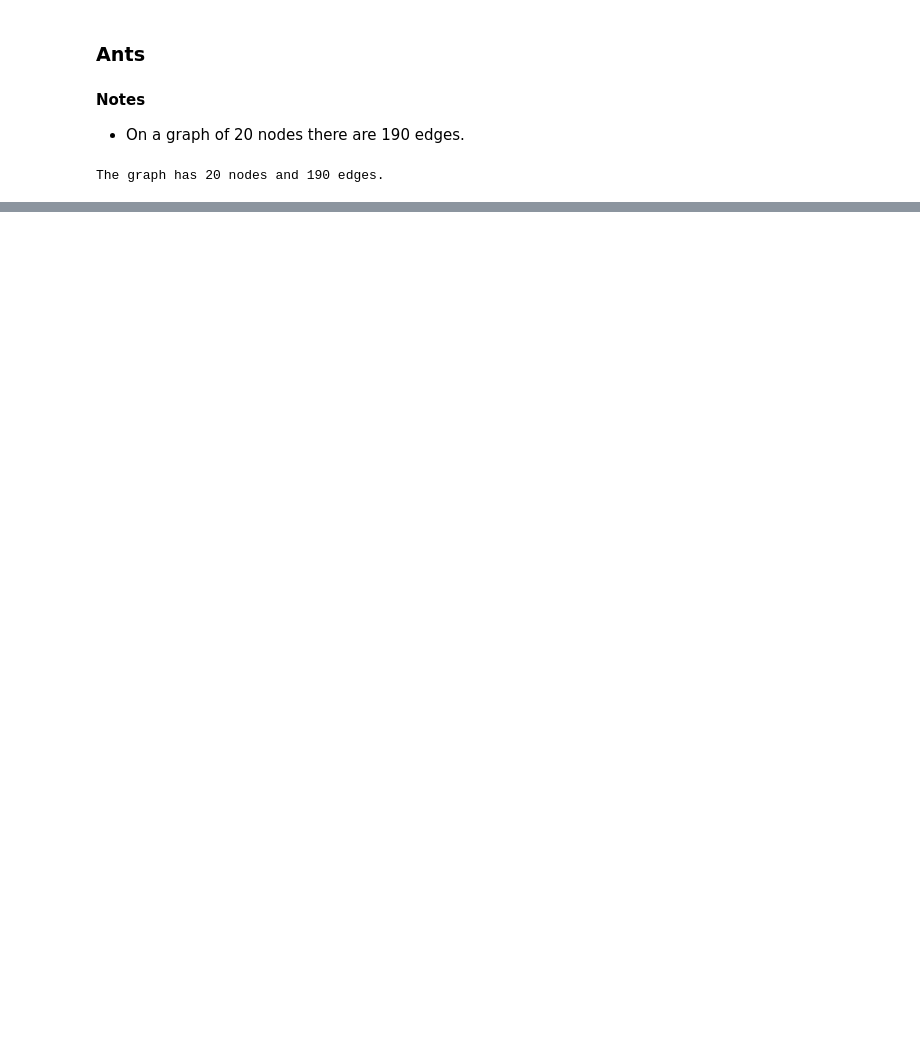
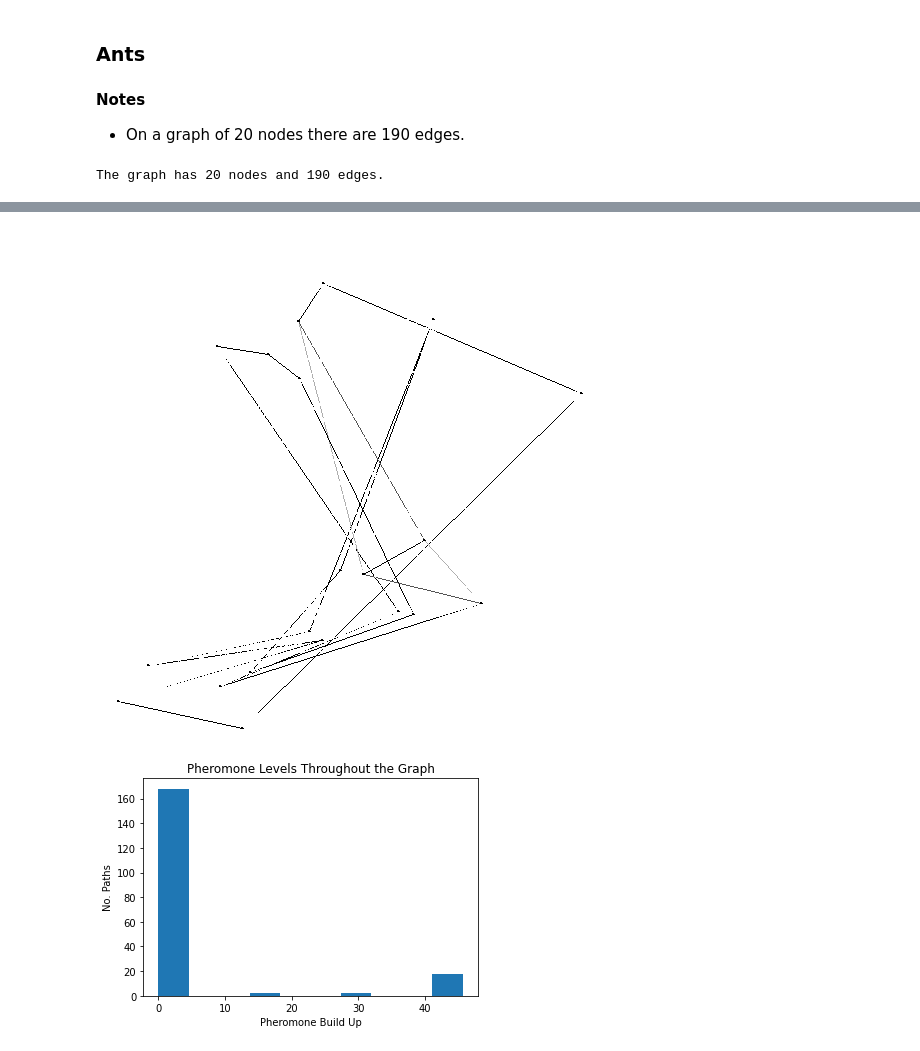
Before and after one commit to gambingo/opt-art, a Jupyter notebook: line-drawings/notebooks/Ants.ipynb, the cells around one changed output, grey strips where cells are left out. Cells and saved outputs as stored; diff of their text form; code cells hidden in the pictures; blank space fills up the shorter version.

```diff
--- a/line-drawings/notebooks/Ants.ipynb
+++ b/line-drawings/notebooks/Ants.ipynb
@@ -77,0 +72,5 @@ plot_graph(optimization, show_pheromone=True)
+# %%
+optimization.plot_graph()
+# %% [output]
+[figure, added]
+[figure, added]
```
Also changed, not shown: parts of 9 cells of this notebook, 4 other files.
